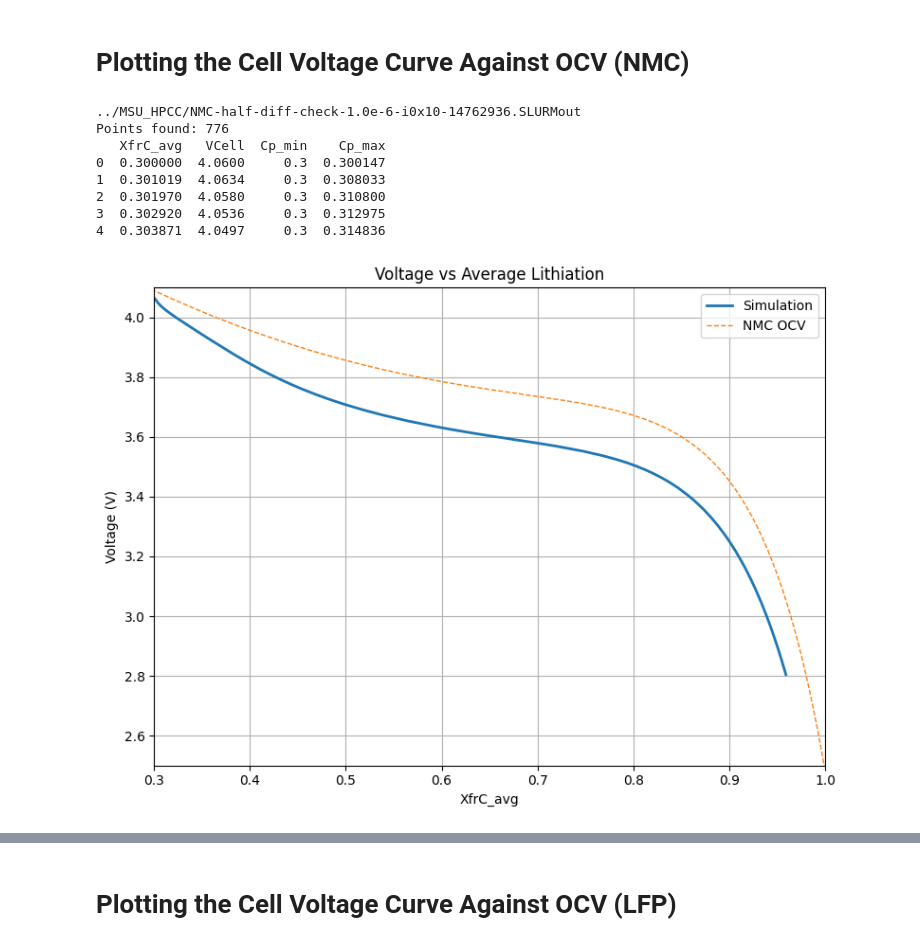
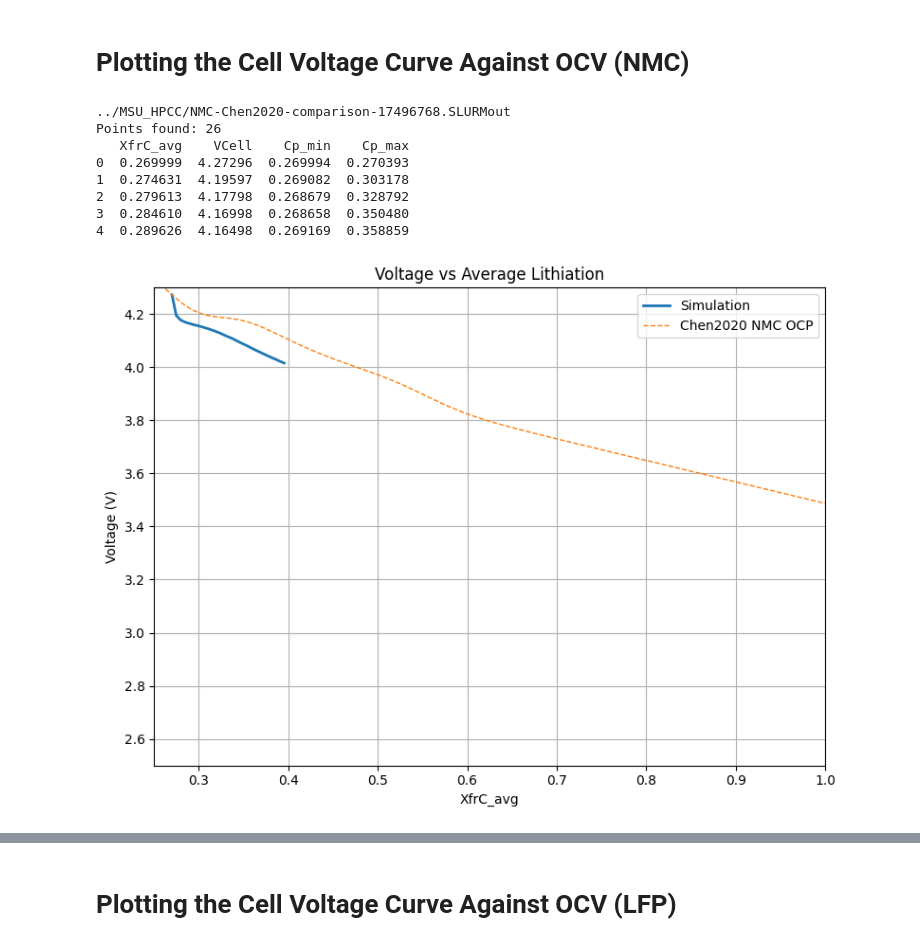
Before and after one commit to HCY-Group/BESFEM, a Jupyter notebook: plotting/OCV_CellVoltage.ipynb, the cells around one changed output, grey strips where cells are left out. Cells and saved outputs as stored; diff of their text form; code cells hidden in the pictures.

Commit message:
updates for chen comparison

```diff
--- a/plotting/OCV_CellVoltage.ipynb
+++ b/plotting/OCV_CellVoltage.ipynb
@@ -158,7 +158,7 @@ def load_data(file_path):
 # ============================================================
 
 df1 = load_data(
-    "../MSU_HPCC/NMC-half-diff-check-1.0e-6-i0x10-14762936.SLURMout"
+    "../MSU_HPCC/NMC-Chen2020-comparison-17496768.SLURMout"
 )
 
 # ============================================================
@@ -167,9 +167,10 @@ df1 = load_data(
 
 def ocv_function(c):
     return (
-        1.095 * c * c
-        - 8.234e-7 * np.exp(14.31 * c)
-        + 4.692 * np.exp(-0.5389 * c)
+        4.4875 - 0.8090 * c
+        - 0.0428 * np.tanh(18.5138 * (c - 0.5542))
+        - 17.7326 * np.tanh(15.7890 * (c - 0.3117))
+        + 17.5842 * np.tanh(15.9308 * (c - 0.3120))
     )
 
 # Generate smooth OCV curve
@@ -180,45 +181,45 @@ ocv_vals = ocv_function(c_vals)
 df1["ocv"] = ocv_function(df1["XfrC_avg"])
 
 # ============================================================
 # PLOT 1: VOLTAGE VS AVERAGE LITHIATION
 # ============================================================
 
 plt.figure(figsize=(8, 6))
 
 plt.plot(
     df1["XfrC_avg"],
     df1["VCell"],
     linewidth=2,
     label="Simulation"
 )
 
 plt.plot(
     c_vals,
     ocv_vals,
     "--",
     linewidth=1,
-    label="NMC OCV"
+    label="Chen2020 NMC OCP"
 )
 
 plt.xlabel("XfrC_avg")
 plt.ylabel("Voltage (V)")
-plt.xlim(0.3, 1.0)
-plt.ylim(2.5, 4.1)
+plt.xlim(0.25, 1.0)
+plt.ylim(2.5, 4.3)
 plt.title("Voltage vs Average Lithiation")
 plt.grid(True)
 plt.legend()
 plt.tight_layout()
 plt.show()
 # %% [output]
-../MSU_HPCC/NMC-half-diff-check-1.0e-6-i0x10-14762936.SLURMout
-Points found: 776
-   XfrC_avg   VCell  Cp_min    Cp_max
-0  0.300000  4.0600     0.3  0.300147
-1  0.301019  4.0634     0.3  0.308033
-2  0.301970  4.0580     0.3  0.310800
-3  0.302920  4.0536     0.3  0.312975
-4  0.303871  4.0497     0.3  0.314836
+../MSU_HPCC/NMC-Chen2020-comparison-17496768.SLURMout
+Points found: 26
+   XfrC_avg    VCell    Cp_min    Cp_max
+0  0.269999  4.27296  0.269994  0.270393
+1  0.274631  4.19597  0.269082  0.303178
+2  0.279613  4.17798  0.268679  0.328792
+3  0.284610  4.16998  0.268658  0.350480
+4  0.289626  4.16498  0.269169  0.358859
-[figure, old version]
+[figure, new version]
 # %%
 # ============================================================
 # PUBLICATION-QUALITY SETTINGS
```
Also changed, not shown: parts of 3 cells of this notebook, 7 other files.
